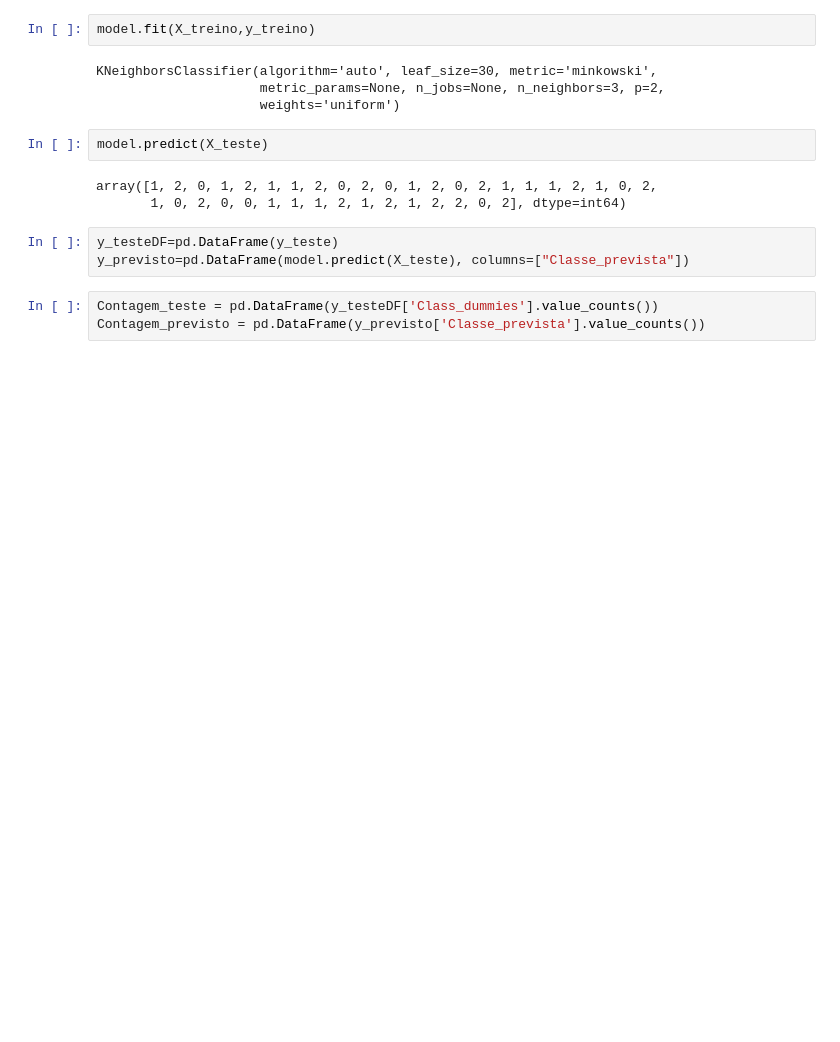
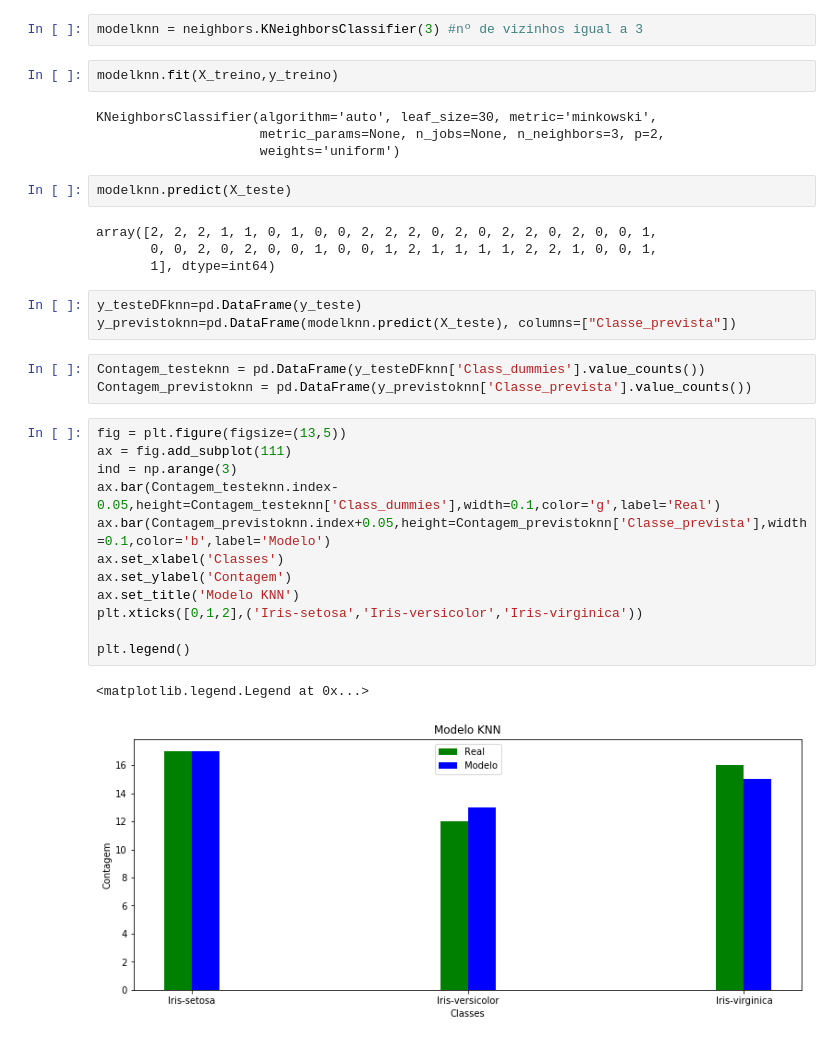
Before and after one commit to gnlins/estudo, a Jupyter notebook: Iris Data/Iris Data Analysis.ipynb, the cells around one changed output. Saved outputs shown, nothing was run; the diff lists cells and outputs as text; blank space fills up the shorter version.

```diff
--- a/Iris Data/Iris Data Analysis.ipynb
+++ b/Iris Data/Iris Data Analysis.ipynb
@@ -56,17 +63,35 @@ model = neighbors.KNeighborsClassifier(3)
+# %%
+modelknn = neighbors.KNeighborsClassifier(3) #nº de vizinhos igual a 3
 # %%
-model.fit(X_treino,y_treino)
+modelknn.fit(X_treino,y_treino)
 # %% [output]
 KNeighborsClassifier(algorithm='auto', leaf_size=30, metric='minkowski',
                      metric_params=None, n_jobs=None, n_neighbors=3, p=2,
                      weights='uniform')
 # %%
-model.predict(X_teste)
+modelknn.predict(X_teste)
 # %% [output]
-array([1, 2, 0, 1, 2, 1, 1, 2, 0, 2, 0, 1, 2, 0, 2, 1, 1, 1, 2, 1, 0, 2,
-       1, 0, 2, 0, 0, 1, 1, 1, 2, 1, 2, 1, 2, 2, 0, 2], dtype=int64)
+array([2, 2, 2, 1, 1, 0, 1, 0, 0, 2, 2, 2, 0, 2, 0, 2, 2, 0, 2, 0, 0, 1,
+       0, 0, 2, 0, 2, 0, 0, 1, 0, 0, 1, 2, 1, 1, 1, 1, 2, 2, 1, 0, 0, 1,
+       1], dtype=int64)
 # %%
-y_testeDF=pd.DataFrame(y_teste)
-y_previsto=pd.DataFrame(model.predict(X_teste), columns=["Classe_prevista"])
+y_testeDFknn=pd.DataFrame(y_teste)
+y_previstoknn=pd.DataFrame(modelknn.predict(X_teste), columns=["Classe_prevista"])
 # %%
-Contagem_teste = pd.DataFrame(y_testeDF['Class_dummies'].value_counts())
-Contagem_previsto = pd.DataFrame(y_previsto['Classe_prevista'].value_counts())
+Contagem_testeknn = pd.DataFrame(y_testeDFknn['Class_dummies'].value_counts())
+Contagem_previstoknn = pd.DataFrame(y_previstoknn['Classe_prevista'].value_counts())
+# %%
+fig = plt.figure(figsize=(13,5))
+ax = fig.add_subplot(111)
+ind = np.arange(3)
+ax.bar(Contagem_testeknn.index-0.05,height=Contagem_testeknn['Class_dummies'],width=0.1,color='g',label='Real')
+ax.bar(Contagem_previstoknn.index+0.05,height=Contagem_previstoknn['Classe_prevista'],width=0.1,color='b',label='Modelo')
+ax.set_xlabel('Classes')
+ax.set_ylabel('Contagem')
+ax.set_title('Modelo KNN')
+plt.xticks([0,1,2],('Iris-setosa','Iris-versicolor','Iris-virginica'))
+
+plt.legend()
+# %% [output]
+<matplotlib.legend.Legend at 0x...>
+[figure, added]
```
Also changed, not shown: parts of 20 cells of this notebook, 2 other files.
